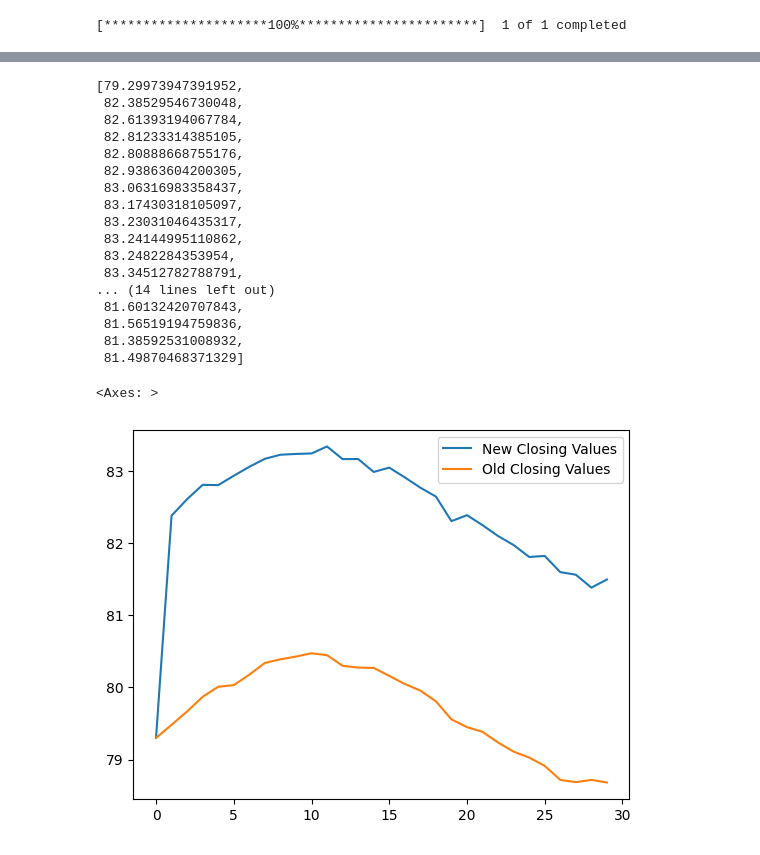
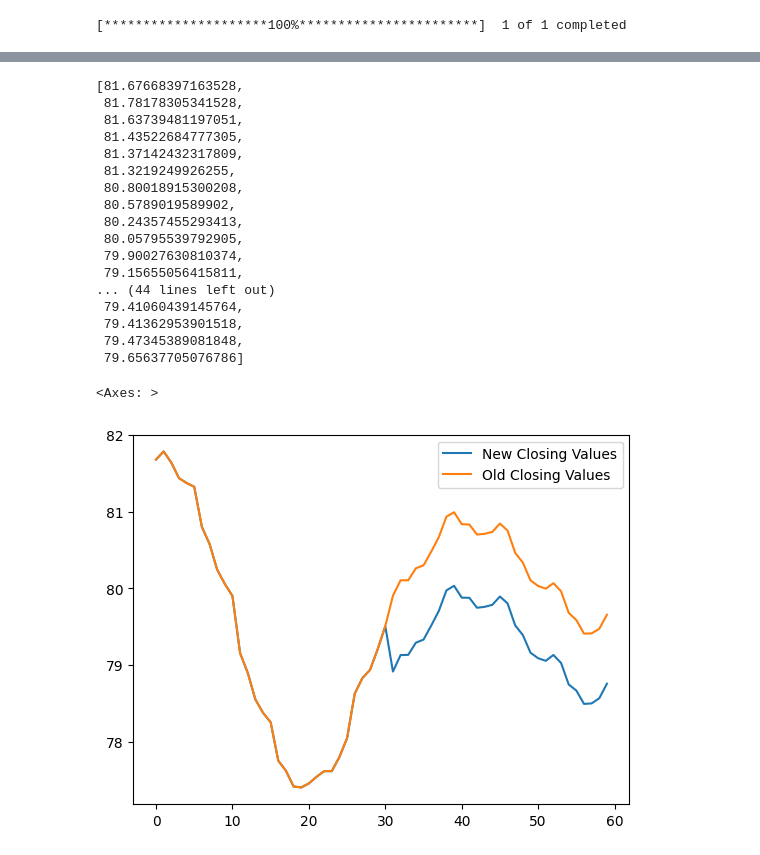
Before and after one commit to Craig-UK/artificial-intelligence, a Jupyter notebook: StockPreBasedOffModel.ipynb, the cells around one changed output, grey strips where cells are left out. Cells and saved outputs as stored; diff of their text form; code cells hidden in the pictures.

```diff
--- a/StockPreBasedOffModel.ipynb
+++ b/StockPreBasedOffModel.ipynb
@@ -122,7 +122,11 @@ plot_plotly(prophet, predictions)
 pred_month = predictions["yhat"][-30:]
 # %%
 old_arr = []
+full_arr = []
 for x in pred_month:
   old_arr.append(x)
 old_arr
+for x in predictions["yhat"][-60:]:
+  full_arr.append(x)
+full_arr
 # %% [output]
@@ -146,38 +150,43 @@ old_arr
 # %%
 import numpy as np, numpy.random
 value = np.random.dirichlet((95, 5), 30).transpose()
-value *= 3
+
+value = np.sort(value[0])
 same_one = []
 
 for i,x in enumerate(pred_month):
   if i == 0:
     same_one.append(x)
   else:
-    same_one.append(x + value[0][i])
+    same_one.append(x + value[i])
 same_one
+original_values = full_arr.copy()
+full_arr[-30:] = same_one
+original_values
 # %% [output]
-[79.29973947391952,
- 82.38529546730048,
- 82.61393194067784,
- 82.81233314385105,
- 82.80888668755176,
- 82.93863604200305,
- 83.06316983358437,
- 83.17430318105097,
- 83.23031046435317,
- 83.24144995110862,
- 83.2482284353954,
- 83.34512782788791,
-... (14 lines left out)
- 81.60132420707843,
- 81.56519194759836,
- 81.38592531008932,
- 81.49870468371329]
+[81.67668397163528,
+ 81.78178305341528,
+ 81.63739481197051,
+ 81.43522684777305,
+ 81.37142432317809,
+ 81.3219249926255,
+ 80.80018915300208,
+ 80.5789019589902,
+ 80.24357455293413,
+ 80.05795539792905,
+ 79.90027630810374,
+ 79.15655056415811,
+... (44 lines left out)
+ 79.41060439145764,
+ 79.41362953901518,
+ 79.47345389081848,
+ 79.65637705076786]
 # %%
-new_preds = pd.DataFrame(same_one, columns = ["New Closing Values"])
-old_preds = pd.DataFrame(old_arr, columns = ["Old Closing Values"])
+new_preds = pd.DataFrame(full_arr, columns = ["New Closing Values"])
+old_preds = pd.DataFrame(original_values, columns = ["Old Closing Values"])
 df_merged = pd.concat([new_preds, old_preds], axis=1)
+df_merged
 df_merged.plot()
 # %% [output]
 <Axes: >
-[figure, old version]
+[figure, new version]
```
Also changed, not shown: parts of 6 cells of this notebook.
